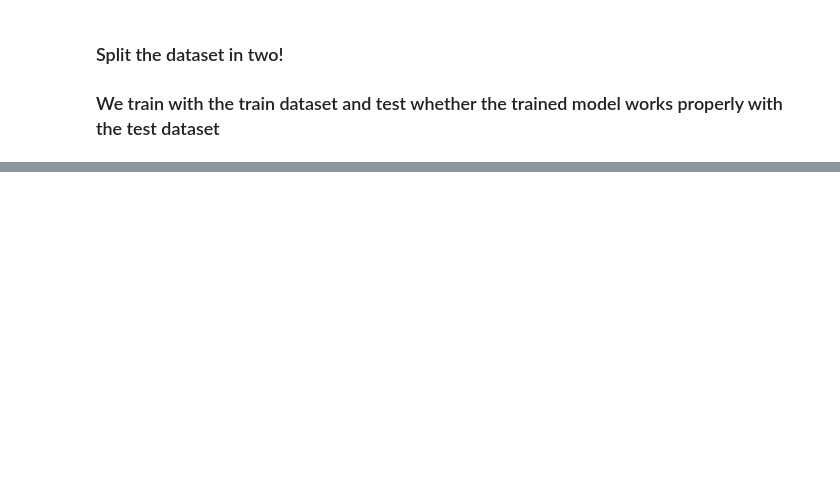
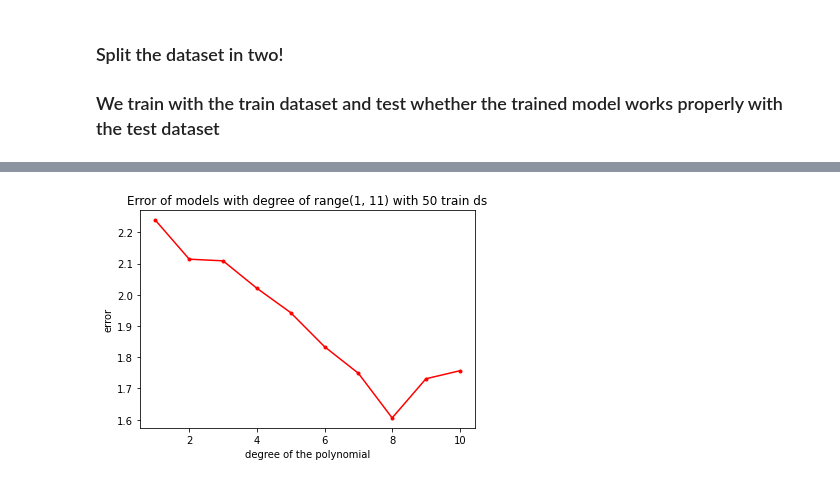
Before and after one commit to wookyung-lee/Neuroinfo_video_task36, a Jupyter notebook: main.ipynb, the cells around one changed output, grey strips where cells are left out. Saved outputs shown, nothing was run; the diff lists cells and outputs as text; code cells hidden in the pictures; blank space fills up the shorter version.

```diff
--- a/main.ipynb
+++ b/main.ipynb
@@ -199,0 +202,4 @@ plot_error(X_train, Y_train, X_test, Y_test, range(1,20))
+# %%
+plot_error(X_train_50, Y_train_50, X_test_50, Y_test_50, range(1,11), "50 train ds")
+# %% [output]
+[figure, added]
```
Also changed, not shown: parts of 18 cells of this notebook.
